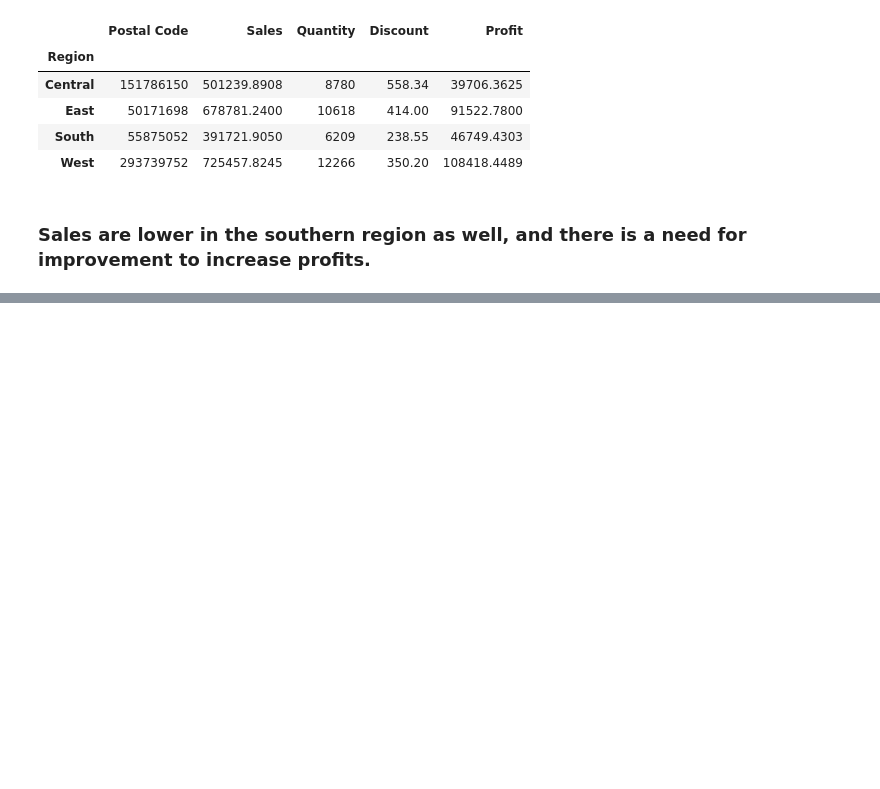
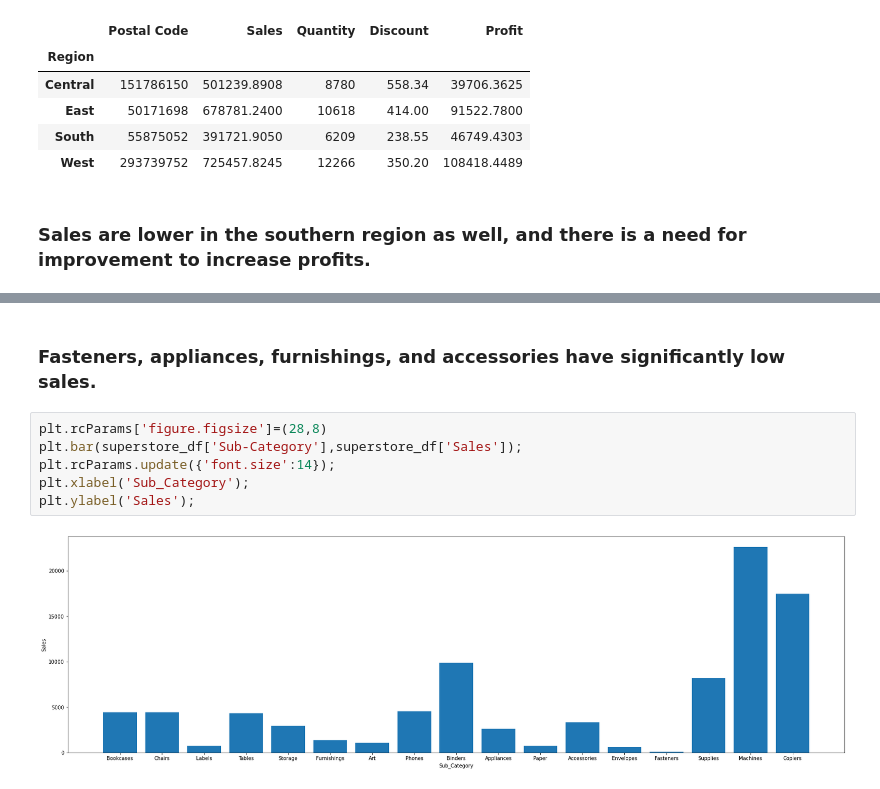
Before and after one commit to vivekkum-ar/SuperCenter-Data-EDA, a Jupyter notebook: EDA-on-superstore-dataset.ipynb, the cells around one changed output, grey strips where cells are left out. Saved outputs shown, nothing was run; the diff lists cells and outputs as text; blank space fills up the shorter version.

```diff
--- a/EDA-on-superstore-dataset.ipynb
+++ b/EDA-on-superstore-dataset.ipynb
@@ -391,0 +419,10 @@ superstore_df.groupby(by='Region').sum()
+# %% [markdown]
+### Fasteners, appliances, furnishings, and accessories have significantly low sales.
+# %%
+plt.rcParams['figure.figsize']=(28,8)
+plt.bar(superstore_df['Sub-Category'],superstore_df['Sales']);
+plt.rcParams.update({'font.size':14});
+plt.xlabel('Sub_Category');
+plt.ylabel('Sales');
+# %% [output]
+[figure, added]
```
Also changed, not shown: parts of 6 cells of this notebook.
